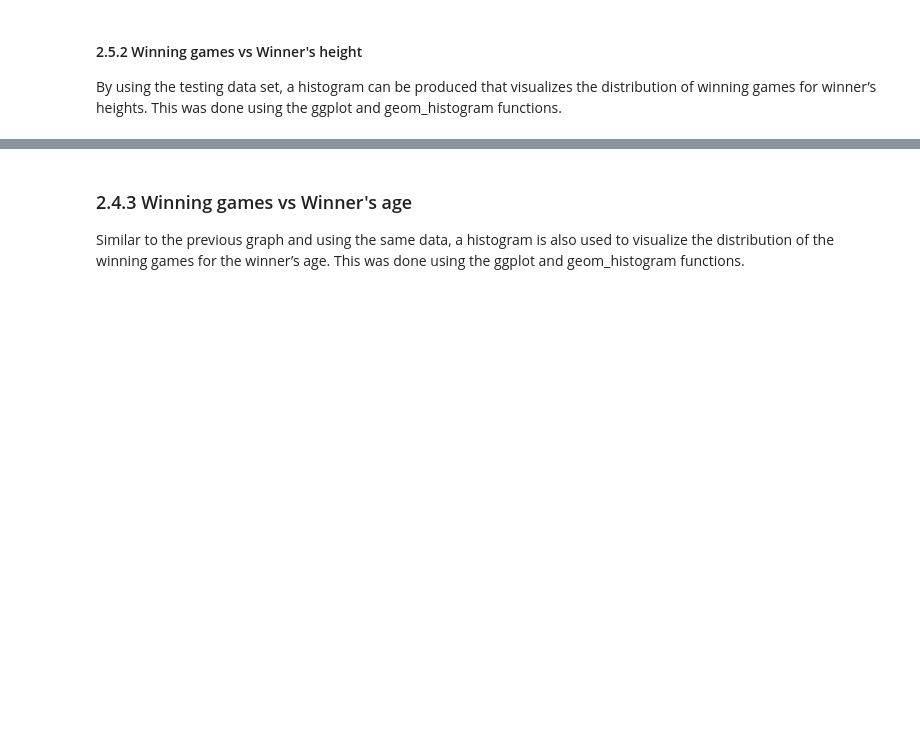
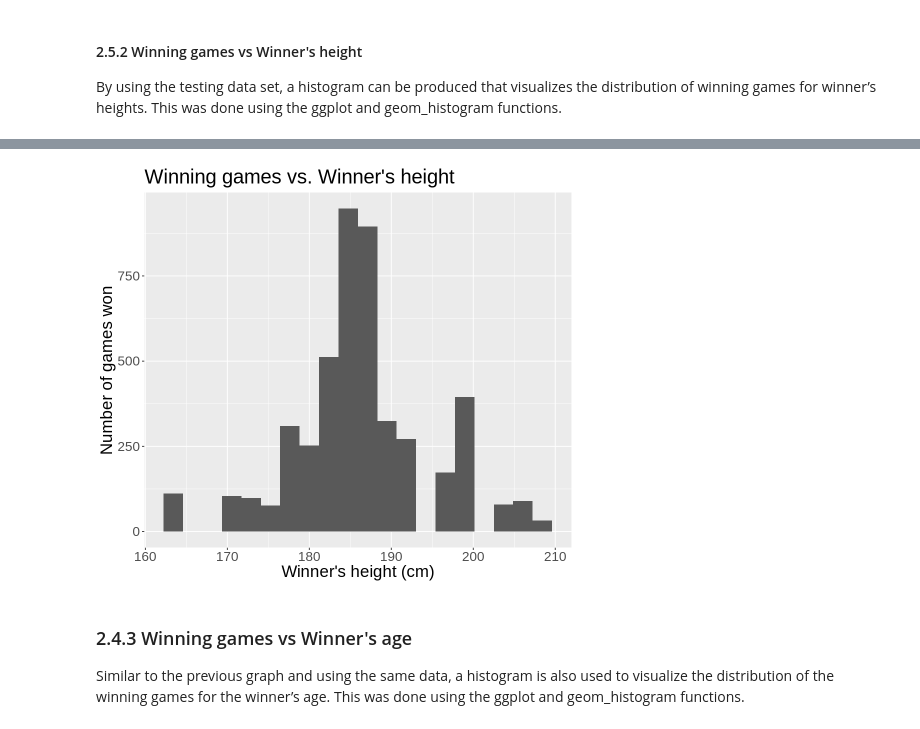
Before and after one commit to zhangLily2020/DSCI-100-Group-Project, a Jupyter notebook: final_report.ipynb, the cells around one changed output, grey strips where cells are left out. Cells and saved outputs as stored; diff of their text form; code cells hidden in the pictures; blank space fills up the shorter version.

Commit message:
Fixed smmarize data

```diff
--- a/final_report.ipynb
+++ b/final_report.ipynb
@@ -187,7 +176,7 @@ winning_hand_visual
 By using the testing data set, a histogram can be produced that visualizes the distribution of winning games for winner’s heights. This was done using the ggplot and geom_histogram functions.
 # %%
 options(repr.plot.height = 7, repr.plot.width = 8)
-winning_height_visual <- tennis_train %>%
+winning_height_visual <- tennis_raw_data %>%
                     ggplot(aes(x = winner_ht)) +
                     geom_histogram(bins = 20) +
                     labs(x = "Winner's height (cm)", y = "Number of games won") +
@@ -196,3 +185,4 @@ winning_height_visual <- tennis_train %>%
 
 
 winning_height_visual
+# %% [output]
@@ -199,3 +191,4 @@ winning_height_visual
+[figure, added]
 # %% [markdown]
 ### 2.4.3 Winning games vs Winner's age
 Similar to the previous graph and using the same data, a histogram is also used to visualize the distribution of the winning games for the winner’s age. This was done using the ggplot and geom_histogram functions.
```
Also changed, not shown: parts of 17 cells of this notebook.
